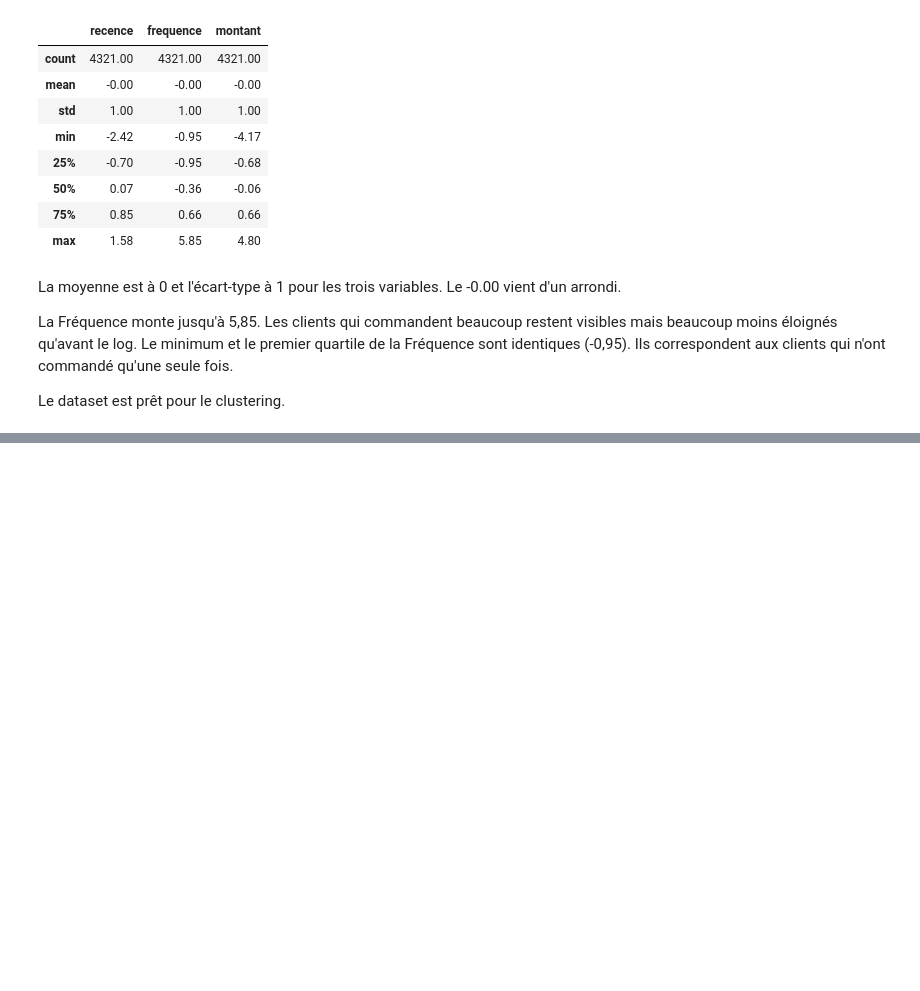
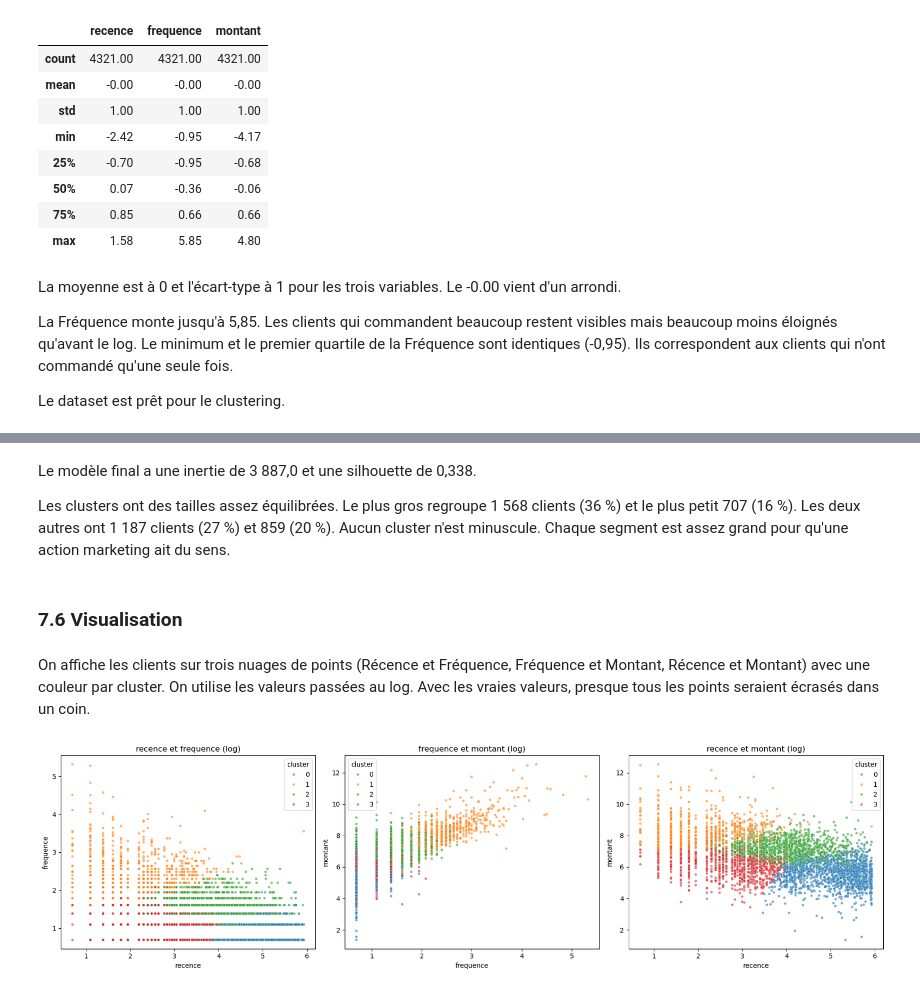
Before and after one commit to Zohair69/globalshop-rfm, a Jupyter notebook: notebooks/online_retail_clustering_rfm.ipynb, the cells around one changed output, grey strips where cells are left out. Drawn from its saved outputs; the diff is of its cells as text; code cells hidden in the pictures; blank space fills up the shorter version.

```diff
--- a/notebooks/online_retail_clustering_rfm.ipynb
+++ b/notebooks/online_retail_clustering_rfm.ipynb
@@ -1024,0 +1254,8 @@ Le dataset est prêt pour le clustering.
+# %%
+# Modèle final : K = 4 avec les paramètres retenus, puis on ajoute le cluster de chaque client dans rfm
+kmeans_final = KMeans(n_clusters=4, init="k-means++", n_init=20, max_iter=300, random_state=42)
+rfm["cluster_kmeans"] = kmeans_final.fit_predict(rfm_scaled)
+
+print(f"Inertie : {kmeans_final.inertia_:.1f}")
+print(f"Silhouette : {silhouette_score(rfm_scaled, rfm['cluster_kmeans']):.3f}\n")
+print(rfm["cluster_kmeans"].value_counts().sort_index())
@@ -1024,0 +1272,23 @@ Le dataset est prêt pour le clustering.
+# %% [markdown]
+Le modèle final a une inertie de 3 887,0 et une silhouette de 0,338.
+
+Les clusters ont des tailles assez équilibrées. Le plus gros regroupe 1 568 clients (36 %) et le plus petit 707 (16 %). Les deux autres ont 1 187 clients (27 %) et 859 (20 %). Aucun cluster n'est minuscule. Chaque segment est assez grand pour qu'une action marketing ait du sens.
+# %% [markdown]
+### 7.6 Visualisation
+# %% [markdown]
+On affiche les clients sur trois nuages de points (Récence et Fréquence, Fréquence et Montant, Récence et Montant) avec une couleur par cluster. On utilise les valeurs passées au log. Avec les vraies valeurs, presque tous les points seraient écrasés dans un coin.
+# %%
+# Nuages de points des clients deux variables à la fois, colorés par cluster (valeurs au log pour la lisibilité)
+rfm_log_clusters = rfm_log.assign(cluster=rfm["cluster_kmeans"])
+paires = [("recence", "frequence"), ("frequence", "montant"), ("recence", "montant")]
+
+fig, axes = plt.subplots(1, 3, figsize=(18, 5))
+
+for ax, (x, y) in zip(axes, paires):
+    sns.scatterplot(data=rfm_log_clusters, x=x, y=y, hue="cluster", palette="tab10", s=15, alpha=0.6, ax=ax)
+    ax.set_title(f"{x} et {y} (log)")
+
+plt.tight_layout()
+plt.show()
+# %% [output]
+[figure, added]
```
Also changed, not shown: parts of 35 cells of this notebook.
